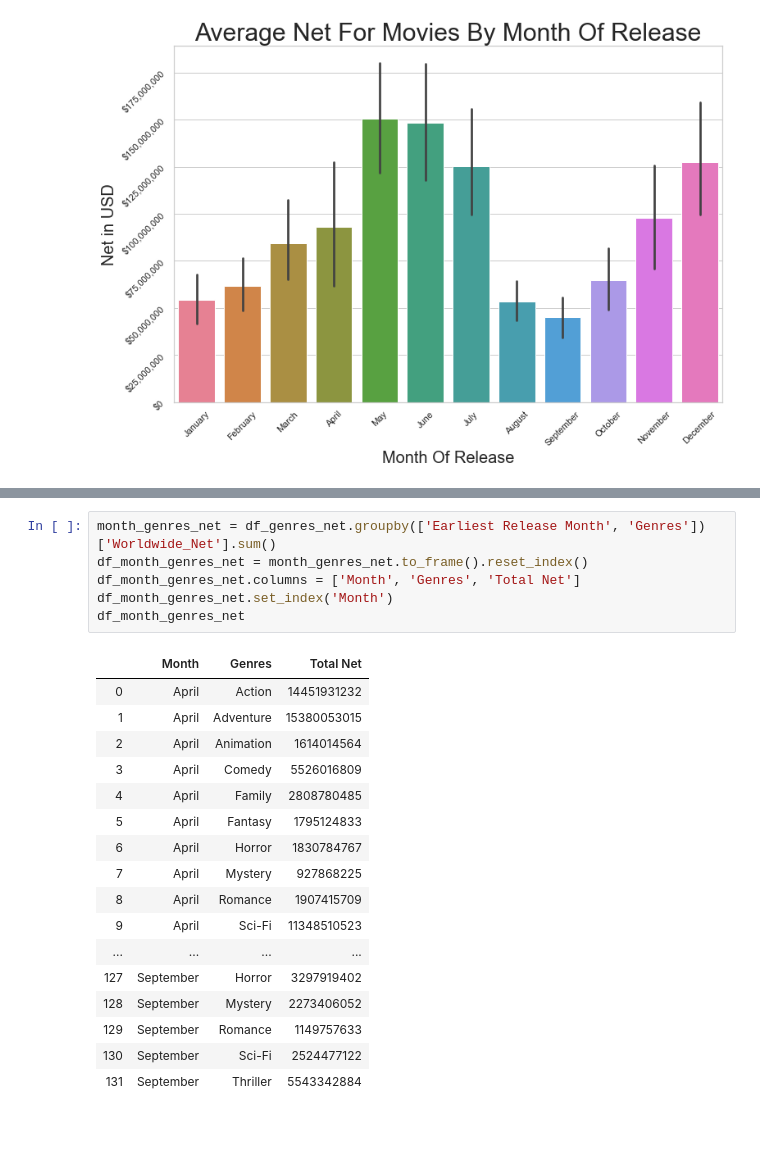
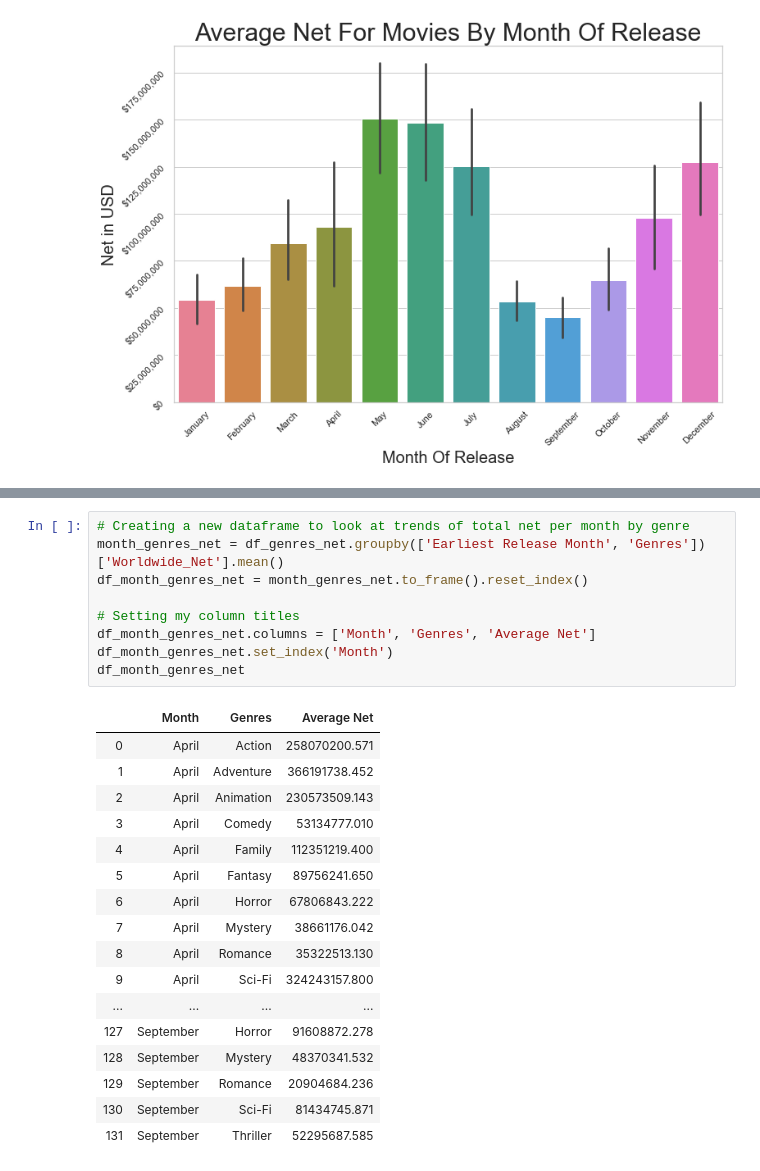
Before and after one commit to AnyOldRandomNameWillDOo/Module-1-Final-Project, a Jupyter notebook: Main Notebook.ipynb, the cells around one changed output, grey strips where cells are left out. Saved outputs shown, nothing was run; the diff lists cells and outputs as text; blank space fills up the shorter version.

```diff
--- a/Main Notebook.ipynb
+++ b/Main Notebook.ipynb
@@ -1356,25 +1404,28 @@ Looking at ROI, August is the worst month and March is the best. It looks like t
 # %%
-month_genres_net = df_genres_net.groupby(['Earliest Release Month', 'Genres'])['Worldwide_Net'].sum()
+# Creating a new dataframe to look at trends of total net per month by genre
+month_genres_net = df_genres_net.groupby(['Earliest Release Month', 'Genres'])['Worldwide_Net'].mean()
 df_month_genres_net = month_genres_net.to_frame().reset_index()
-df_month_genres_net.columns = ['Month', 'Genres', 'Total Net']
+
+# Setting my column titles
+df_month_genres_net.columns = ['Month', 'Genres', 'Average Net']
 df_month_genres_net.set_index('Month')
 df_month_genres_net
 # %% [output]
-|  | Month | Genres | Total Net |
-| 0 | April | Action | 14451931232 |
-| 1 | April | Adventure | 15380053015 |
-| 2 | April | Animation | 1614014564 |
-| 3 | April | Comedy | 5526016809 |
-| 4 | April | Family | 2808780485 |
-| 5 | April | Fantasy | 1795124833 |
-| 6 | April | Horror | 1830784767 |
-| 7 | April | Mystery | 927868225 |
-| 8 | April | Romance | 1907415709 |
-| 9 | April | Sci-Fi | 11348510523 |
+|  | Month | Genres | Average Net |
+| 0 | April | Action | 258070200.571 |
+| 1 | April | Adventure | 366191738.452 |
+| 2 | April | Animation | 230573509.143 |
+| 3 | April | Comedy | 53134777.010 |
+| 4 | April | Family | 112351219.400 |
+| 5 | April | Fantasy | 89756241.650 |
+| 6 | April | Horror | 67806843.222 |
+| 7 | April | Mystery | 38661176.042 |
+| 8 | April | Romance | 35322513.130 |
+| 9 | April | Sci-Fi | 324243157.800 |
 | ... | ... | ... | ... |
-| 127 | September | Horror | 3297919402 |
-| 128 | September | Mystery | 2273406052 |
-| 129 | September | Romance | 1149757633 |
-| 130 | September | Sci-Fi | 2524477122 |
-| 131 | September | Thriller | 5543342884 |
+| 127 | September | Horror | 91608872.278 |
+| 128 | September | Mystery | 48370341.532 |
+| 129 | September | Romance | 20904684.236 |
+| 130 | September | Sci-Fi | 81434745.871 |
+| 131 | September | Thriller | 52295687.585 |
 # %%
```
Also changed, not shown: parts of 42 cells of this notebook.
